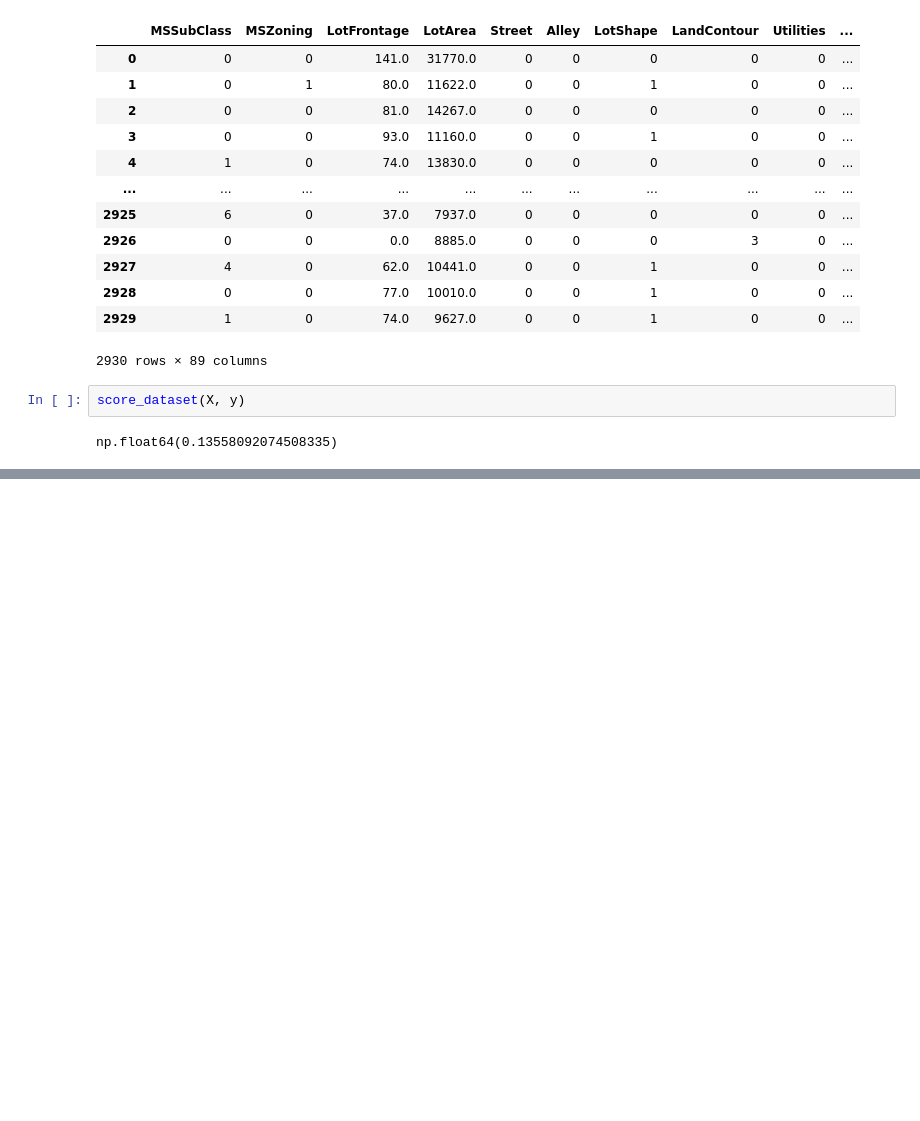
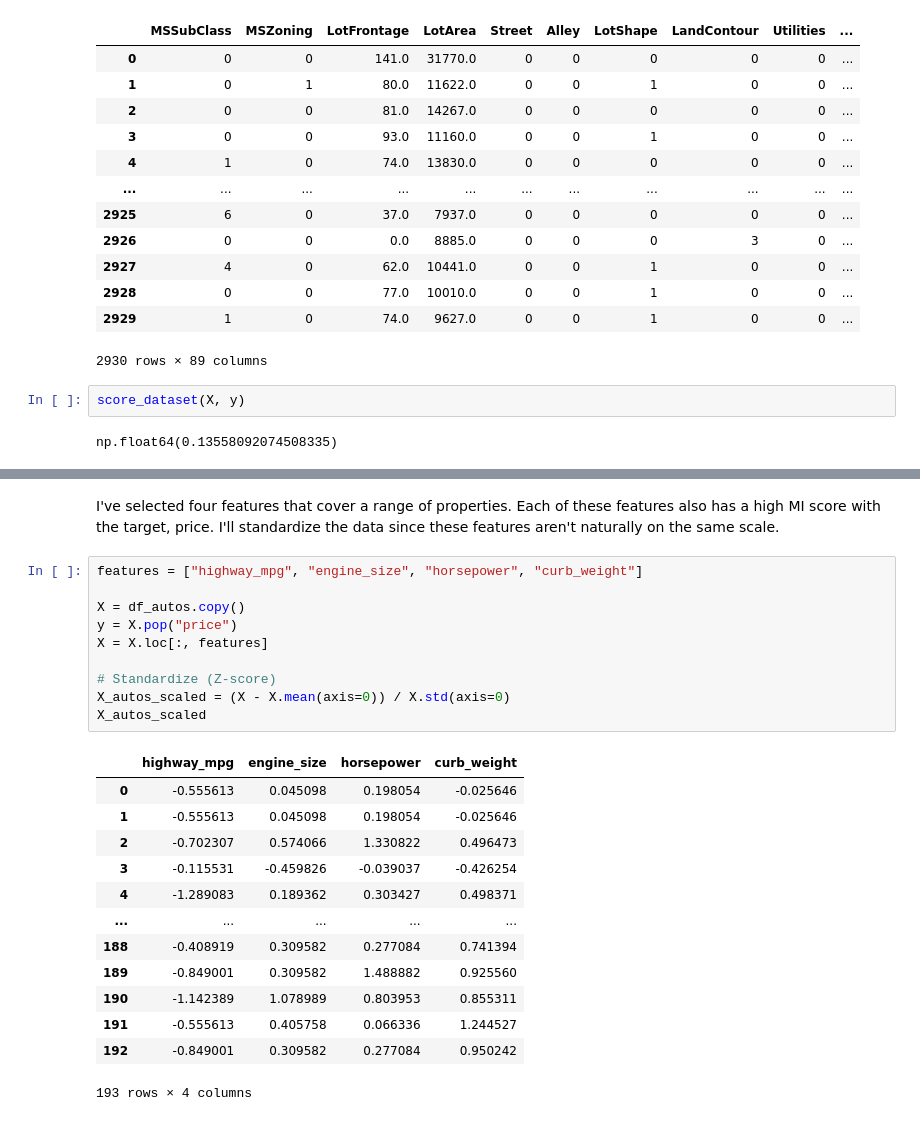
Before and after one commit to oktavianuu/machine-learning-notes, a Jupyter notebook: feature-engineering/creating_feature.ipynb, the cells around one changed output, grey strips where cells are left out. Drawn from its saved outputs; the diff is of its cells as text; blank space fills up the shorter version.

```diff
--- a/feature-engineering/creating_feature.ipynb
+++ b/feature-engineering/creating_feature.ipynb
@@ -423,0 +495,26 @@ These new features are called the principal components of the data. The weights
+# %% [markdown]
+I've selected four features that cover a range of properties. Each of these features also has a high MI score with the target, price. I'll standardize the data since these features aren't naturally on the same scale.
+# %%
+features = ["highway_mpg", "engine_size", "horsepower", "curb_weight"]
+
+X = df_autos.copy()
+y = X.pop("price")
+X = X.loc[:, features]
+
+# Standardize (Z-score)
+X_autos_scaled = (X - X.mean(axis=0)) / X.std(axis=0)
+X_autos_scaled
+# %% [output]
+|  | highway_mpg | engine_size | horsepower | curb_weight |
+| 0 | -0.555613 | 0.045098 | 0.198054 | -0.025646 |
+| 1 | -0.555613 | 0.045098 | 0.198054 | -0.025646 |
+| 2 | -0.702307 | 0.574066 | 1.330822 | 0.496473 |
+| 3 | -0.115531 | -0.459826 | -0.039037 | -0.426254 |
+| 4 | -1.289083 | 0.189362 | 0.303427 | 0.498371 |
+| ... | ... | ... | ... | ... |
+| 188 | -0.408919 | 0.309582 | 0.277084 | 0.741394 |
+| 189 | -0.849001 | 0.309582 | 1.488882 | 0.925560 |
+| 190 | -1.142389 | 1.078989 | 0.803953 | 0.855311 |
+| 191 | -0.555613 | 0.405758 | 0.066336 | 1.244527 |
+| 192 | -0.849001 | 0.309582 | 0.277084 | 0.950242 |
+193 rows × 4 columns
```
Also changed, not shown: parts of 20 cells of this notebook.
